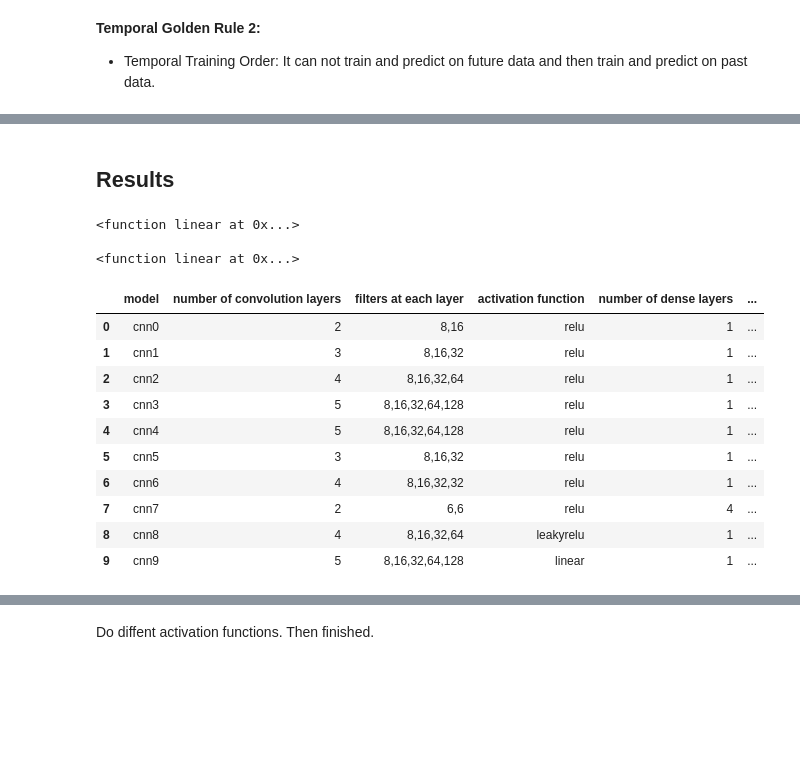
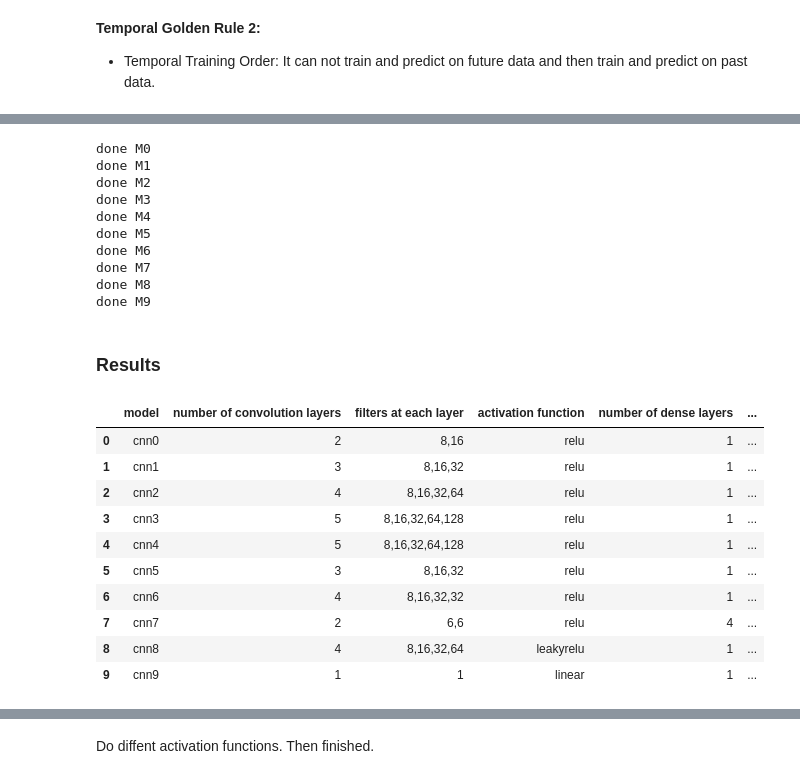
Before and after one commit to JeroenSchmidt/Udacity-Machine-Learning-Nano-Degree, a Jupyter notebook: Projects/projects for submission/capstone/Modeling_and_Evaluation.ipynb, the cells around one changed output, grey strips where cells are left out. Drawn from its saved outputs; the diff is of its cells as text; code cells hidden in the pictures; blank space fills up the shorter version.

```diff
--- a/Projects/projects for submission/capstone/Modeling_and_Evaluation.ipynb
+++ b/Projects/projects for submission/capstone/Modeling_and_Evaluation.ipynb
@@ -1304,3 +948,52 @@ Epoch 00100: val_loss did not improve from 0.00102
+# %%
+model0 = compile_model0()
+model1 = compile_model1()
+model2 = compile_model2()
+model3 = compile_model3()
+model4 = compile_model4()
+model5 = compile_model5()
+model6 = compile_model6()
+model7 = compile_model7()
+model8 = compile_model8()
+model9 = compile_model9()
+# %%
+
+X_train = training_features
+Y_train = training_labels
+X_test = test_features
+Y_test = test_labels
+
+trained_model0 = train_model(model0,checkpointer0,X_train,Y_train,X_test,Y_test)
+print("done M0")
+trained_model1 = train_model(model1,checkpointer1,X_train,Y_train,X_test,Y_test)
+print("done M1")
+trained_model2 = train_model(model2,checkpointer2,X_train,Y_train,X_test,Y_test)
+print("done M2")
+trained_model3 = train_model(model3,checkpointer3,X_train,Y_train,X_test,Y_test)
+print("done M3")
+trained_model4 = train_model(model4,checkpointer4,X_train,Y_train,X_test,Y_test)
+print("done M4")
+trained_model5 = train_model(model5,checkpointer5,X_train,Y_train,X_test,Y_test)
+print("done M5")
+trained_model6 = train_model(model6,checkpointer6,X_train,Y_train,X_test,Y_test)
+print("done M6")
+trained_model7 = train_model(model7,checkpointer7,X_train,Y_train,X_test,Y_test)
+print("done M7")
+trained_model8 = train_model(model8,checkpointer8,X_train,Y_train,X_test,Y_test)
+print("done M8")
+trained_model9 = train_model(model9,checkpointer9,X_train,Y_train,X_test,Y_test)
+print("done M9")
+# %% [output]
+done M0
+done M1
+done M2
+done M3
+done M4
+done M5
+done M6
+done M7
+done M8
+done M9
 # %% [markdown]
-## Results
+### Results
 # %%
@@ -1317,13 +1010,3 @@ model9.load_weights('model_weights/cnn9.weights.hdf5')
-# %%
-for i in model9.model.layers:
-    try:
-        print(i.activation)
-    except:
-        print()
-# %% [output]
-<function linear at 0x...>
-
-<function linear at 0x...>
 # %%
 import pandas as pd
 df = pd.DataFrame(columns=["model","number of convolution layers","filters at each layer","activation function",
@@ -1358,42 +1041,42 @@ cv9 = trained_model9.model.evaluate(validation_features, validation_labels, verb
 cv = [cv0,cv1,cv2,cv3,cv4,cv5,cv6,cv7,cv8,cv9]
 ts = [t0,t1,t2,t3,t4,t5,t6,t7,t8,t9]
 cv_name = ["cnn0","cnn1","cnn2","cnn3","cnn4","cnn5","cnn6","cnn7","cnn8","cnn9"]
-layers = ["2","3","4","5","5","3","4","2","4","5"]
+layers = ["2","3","4","5","5","3","4","2","4","1"]
 drop_out = ["false","false","false","false","true","true","false","false","false","false"]
-filter_sizing = ["8,16","8,16,32","8,16,32,64","8,16,32,64,128","8,16,32,64,128","8,16,32","8,16,32,32","6,6","8,16,32,64","8,16,32,64,128"]
+filter_sizing = ["8,16","8,16,32","8,16,32,64","8,16,32,64,128","8,16,32,64,128","8,16,32","8,16,32,32","6,6","8,16,32,64","1"]
 no_dense = ["1","1","1","1","1","1","1","4","1","1"]
-paramaters = ["7,390","8,446","12,414","28,542","28,542","8,446","7,070","22,494","12,414","28,542"]
+paramaters = ["7,390","8,446","12,414","28,542","28,542","8,446","7,070","22,494","12,414","1,743"]
 activation = ["relu","relu","relu","relu","relu","relu","relu","relu","leakyrelu","linear"]
 
 
 row = zip(cv,ts,cv_name,layers,drop_out,filter_sizing,no_dense,paramaters,activation)
 
 
 for cv_scores,test_score,model_name,layers,drop_out,filter_sizing,no_dense,paramaters,activation_function in row :
     #metric_scores
 
     df = df.append({
          "model":model_name,
         "number of convolution layers":layers,
         "drop out":drop_out,
         "mse test score":test_score[0],
         "mse cv score":cv_scores[0],
         "filters at each layer":filter_sizing,
         "number of dense layers":no_dense,
         "number of paramaters":paramaters,
         "activation function":activation_function
           }, ignore_index=True)
 
 df
 # %% [output]
 |  | model | number of convolution layers | filters at each layer | activation function | number of dense layers | ... |
 | 0 | cnn0 | 2 | 8,16 | relu | 1 | ... |
 | 1 | cnn1 | 3 | 8,16,32 | relu | 1 | ... |
 | 2 | cnn2 | 4 | 8,16,32,64 | relu | 1 | ... |
 | 3 | cnn3 | 5 | 8,16,32,64,128 | relu | 1 | ... |
 | 4 | cnn4 | 5 | 8,16,32,64,128 | relu | 1 | ... |
 | 5 | cnn5 | 3 | 8,16,32 | relu | 1 | ... |
 | 6 | cnn6 | 4 | 8,16,32,32 | relu | 1 | ... |
 | 7 | cnn7 | 2 | 6,6 | relu | 4 | ... |
 | 8 | cnn8 | 4 | 8,16,32,64 | leakyrelu | 1 | ... |
-| 9 | cnn9 | 5 | 8,16,32,64,128 | linear | 1 | ... |
+| 9 | cnn9 | 1 | 1 | linear | 1 | ... |
```
Also changed, not shown: parts of 140 cells of this notebook, 20 other files.
